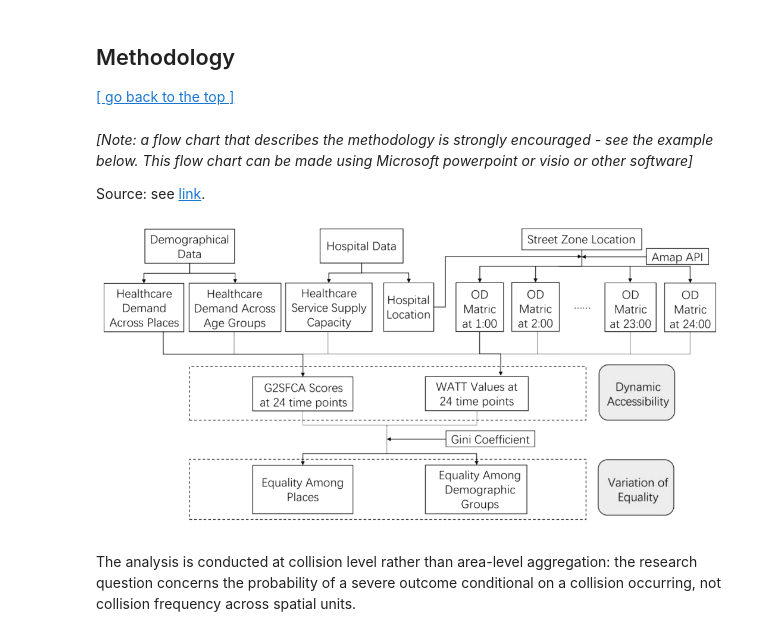
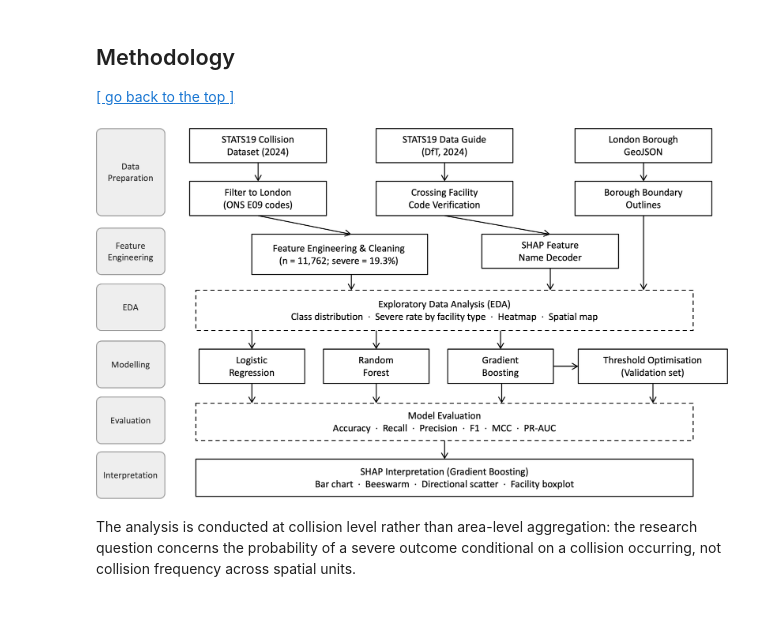
Before and after one commit to Alexia418/DSSS_Assessment, a Jupyter notebook: Submission_Final.ipynb, the cells around one changed output. Drawn from its saved outputs; the diff is of its cells as text; code cells hidden in the pictures.

```diff
--- a/Submission_Final.ipynb
+++ b/Submission_Final.ipynb
@@ -672,12 +672,11 @@ Severe rate:
 ## Methodology
 
 [[ go back to the top ]](#Table-of-contents)
-# %% [markdown]
-*[Note: a flow chart that describes the methodology is strongly encouraged - see the example below. This flow chart can be made using Microsoft powerpoint or visio or other software]*
-
-Source: see [link](https://linkinghub.elsevier.com/retrieve/pii/S2210670722004437).
-
-![image.png](attachment:image.png)
+# %%
+from IPython.display import Image, display
+display(Image(filename="flowchart.png"))
+# %% [output]
+[figure, added]
 # %% [markdown]
 The analysis is conducted at collision level rather than area-level aggregation: the research question concerns the probability of a severe outcome conditional on a collision occurring, not collision frequency across spatial units.
 # %% [markdown]
```
Also changed, not shown: parts of 3 cells of this notebook.
